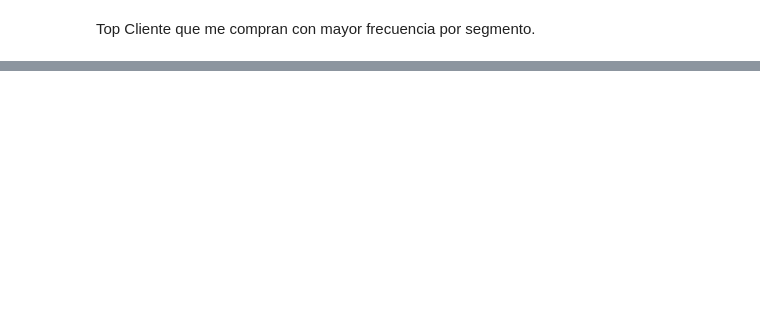
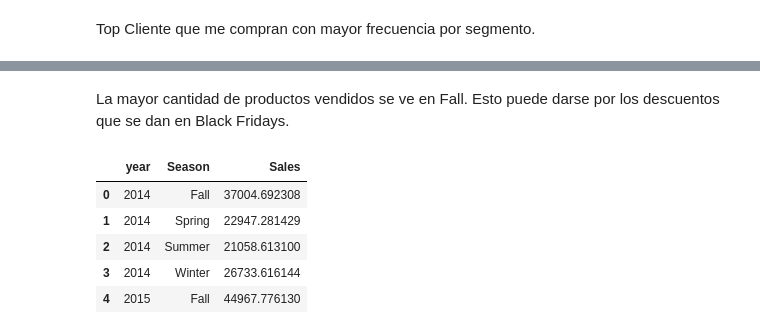
Before and after one commit to Sergio55Veliz/CDS-project, a Jupyter notebook: Data_Preprocesing.ipynb, the cells around one changed output, grey strips where cells are left out. Cells and saved outputs as stored; diff of their text form; code cells hidden in the pictures; blank space fills up the shorter version.

```diff
--- a/Data_Preprocesing.ipynb
+++ b/Data_Preprocesing.ipynb
@@ -407,0 +508,12 @@ top_clientes_frecuentes #Observamos el top de los 3 clientes que nos compran fre
+# %% [markdown]
+La mayor cantidad de productos vendidos se ve en Fall. Esto puede darse por los descuentos que se dan en Black Fridays.
+# %%
+dfseason_sales=df3.groupby(['year','Season'])['Sales'].sum().reset_index()
+dfseason_sales.head()
+# %% [output]
+|  | year | Season | Sales |
+| 0 | 2014 | Fall | 37004.692308 |
+| 1 | 2014 | Spring | 22947.281429 |
+| 2 | 2014 | Summer | 21058.613100 |
+| 3 | 2014 | Winter | 26733.616144 |
+| 4 | 2015 | Fall | 44967.776130 |
```
Also changed, not shown: parts of 39 cells of this notebook.
